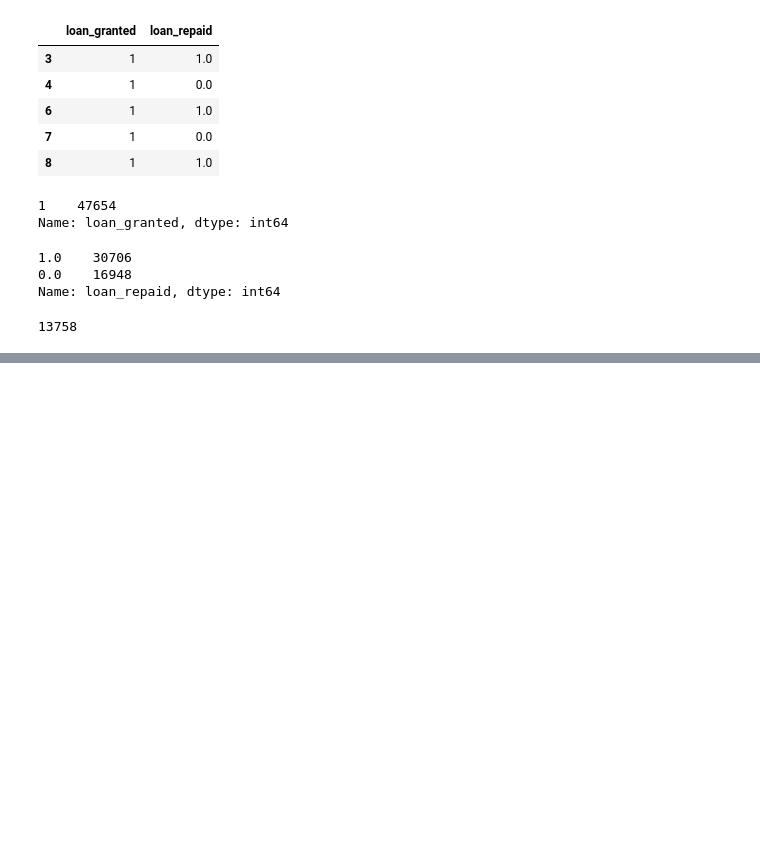
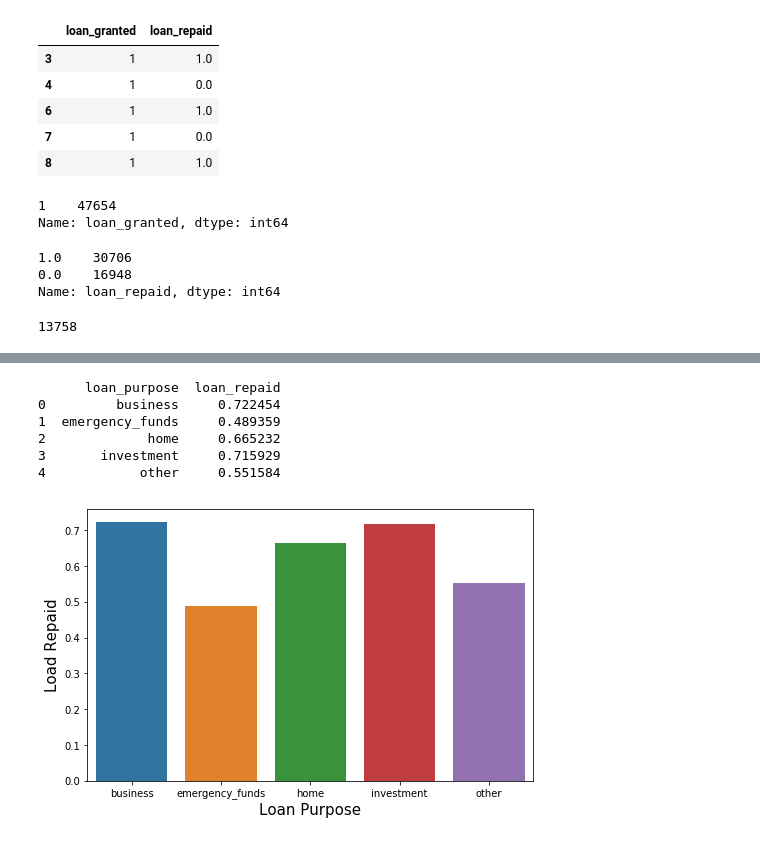
Before and after one commit to dongzhang84/data_challenges, a Jupyter notebook: 12_Applying_for_a_loan.ipynb, the cells around one changed output, grey strips where cells are left out. Drawn from its saved outputs; the diff is of its cells as text; code cells hidden in the pictures; blank space fills up the shorter version.

```diff
--- a/12_Applying_for_a_loan.ipynb
+++ b/12_Applying_for_a_loan.ipynb
@@ -147,0 +187,16 @@ len(df_test[df_test.loan_repaid == 1]) - len(df_test[df_test.loan_repaid == 0])
+# %%
+df_purpose = df[df.loan_granted == 1].groupby('loan_purpose')['loan_repaid'].mean().reset_index()
+print(df_purpose)
+fig, ax = plt.subplots(figsize=(8, 5))
+sns.barplot(x='loan_purpose', y = 'loan_repaid', data=df_purpose, ax=ax)
+ax.set_xlabel('Loan Purpose', fontsize=15)
+ax.set_ylabel('Load Repaid', fontsize=15)
+plt.show()
+# %% [output]
+      loan_purpose  loan_repaid
+0         business     0.722454
+1  emergency_funds     0.489359
+2             home     0.665232
+3       investment     0.715929
+4            other     0.551584
+[figure, added]
```
Also changed, not shown: parts of 97 cells of this notebook.
